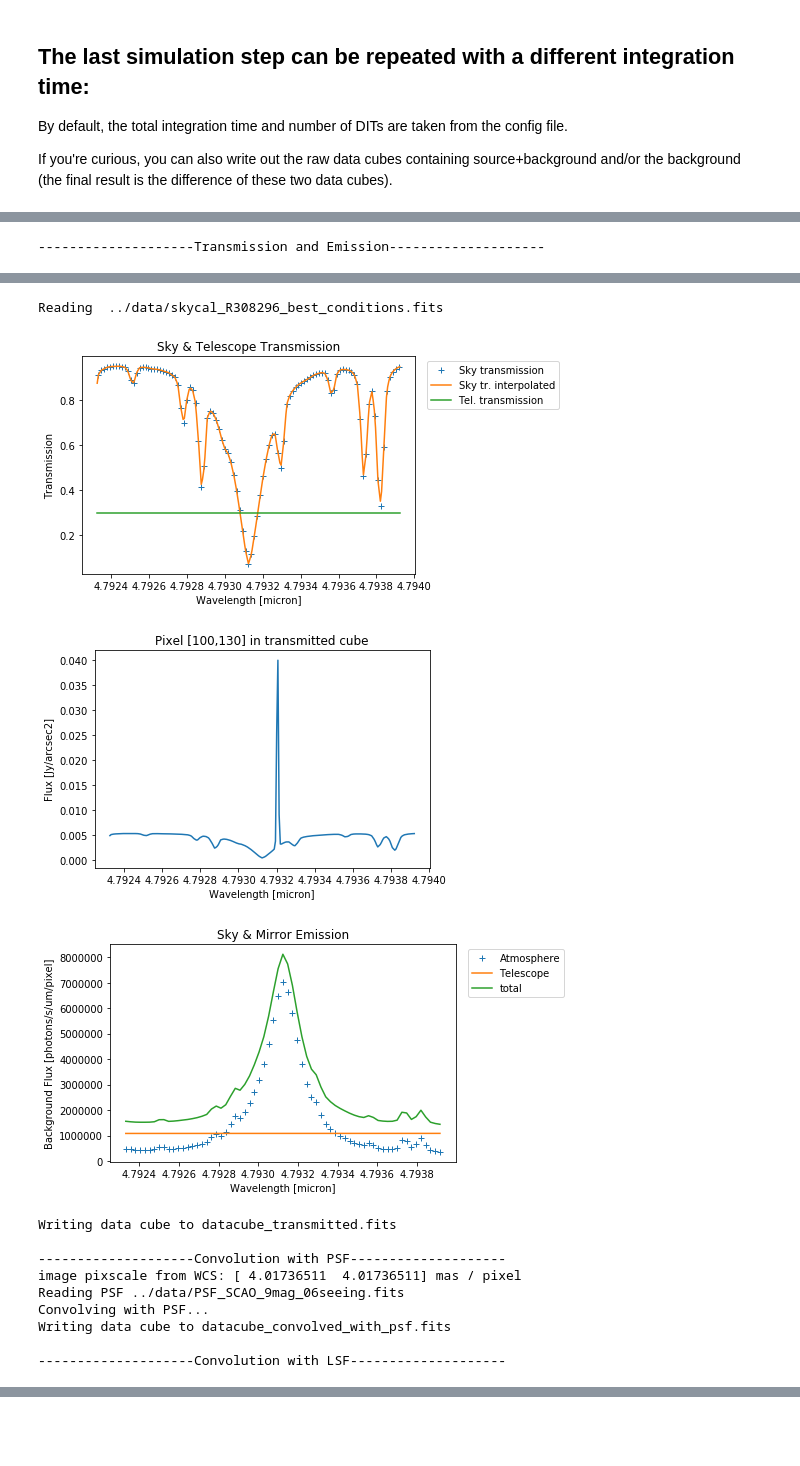
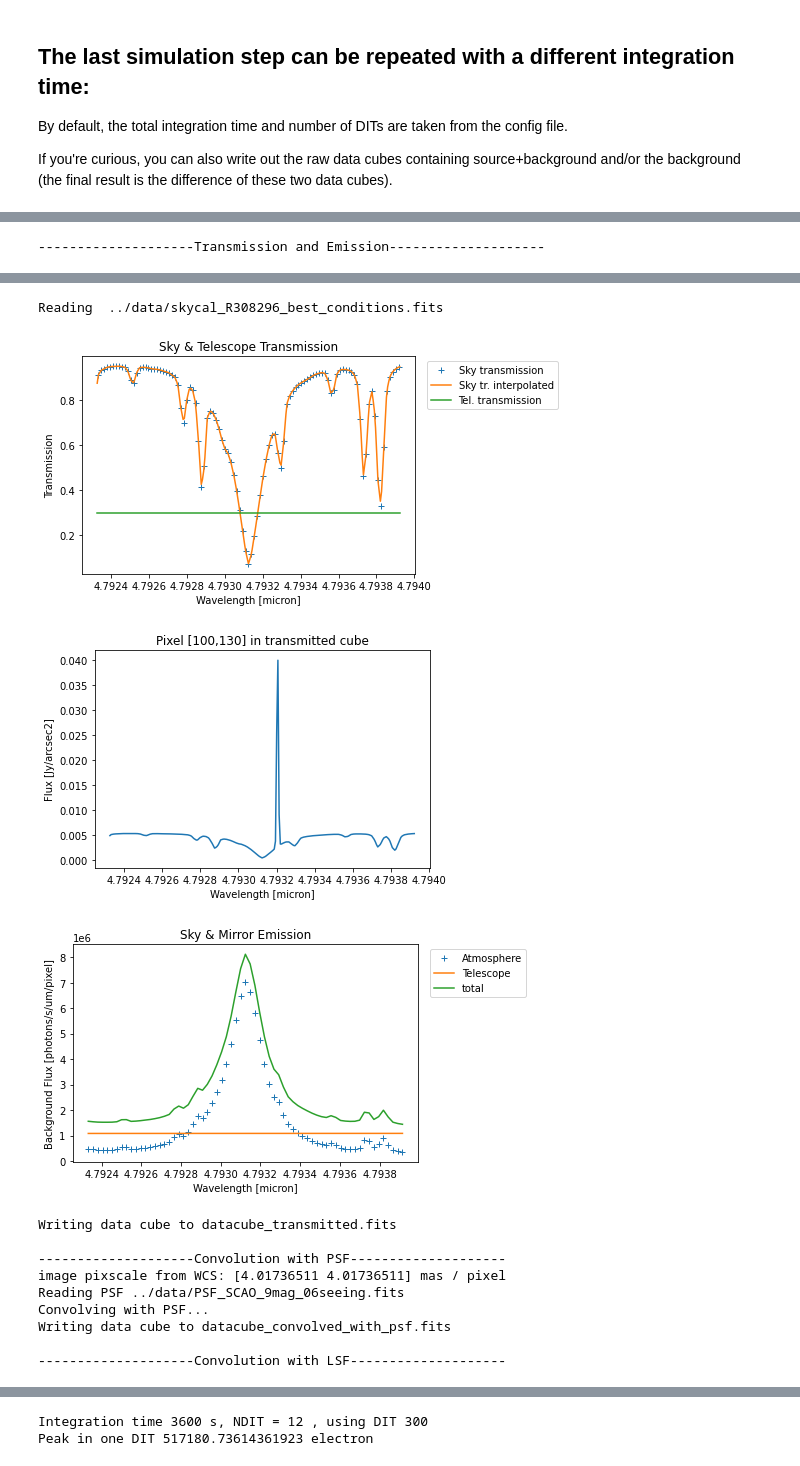
Before and after one commit to astronomyk/SimMETIS, a Jupyter notebook: notebooks/SimMETIS_LMS.ipynb, the cells around one changed output, grey strips where cells are left out. Drawn from its saved outputs; the diff is of its cells as text; code cells hidden in the pictures; blank space fills up the shorter version.

```diff
--- a/notebooks/SimMETIS_LMS.ipynb
+++ b/notebooks/SimMETIS_LMS.ipynb
@@ -129,7 +155,7 @@ lms.save_cube("datacube_convolved_with_lsf.fits")
 lms.scale_to_detector()
 lms.save_cube("datacube_scaled_to_detector.fits")
 
-result = lms.compute_snr(exptime=600, ndit=12, plot=True)
-result.writeto("datacube_final_12x50s.fits", overwrite=True)
+result = lms.compute_snr(dit=300, ndit=12, plot=True)
+result.writeto("datacube_final_12x300s.fits", overwrite=True)
 # %% [output]
 --------------------Transmission and Emission--------------------
@@ -137,11 +163,11 @@ result.writeto("datacube_final_12x50s.fits", overwrite=True)
 Reading  ../data/skycal_R308296_best_conditions.fits
-[figure, old version]
+[figure, new version]
-[figure, old version]
+[figure, new version]
-[figure, old version]
+[figure, new version]
 Writing data cube to datacube_transmitted.fits
 
 --------------------Convolution with PSF--------------------
-image pixscale from WCS: [ 4.01736511  4.01736511] mas / pixel
+image pixscale from WCS: [4.01736511 4.01736511] mas / pixel
 Reading PSF ../data/PSF_SCAO_9mag_06seeing.fits
 Convolving with PSF...
 Writing data cube to datacube_convolved_with_psf.fits
@@ -153,0 +184,2 @@ Writing data cube to datacube_convolved_with_lsf.fits
+Integration time 3600 s, NDIT = 12 , using DIT 300
+Peak in one DIT 517180.73614361923 electron
```
Also changed, not shown: parts of 16 cells of this notebook, 1 other file.
